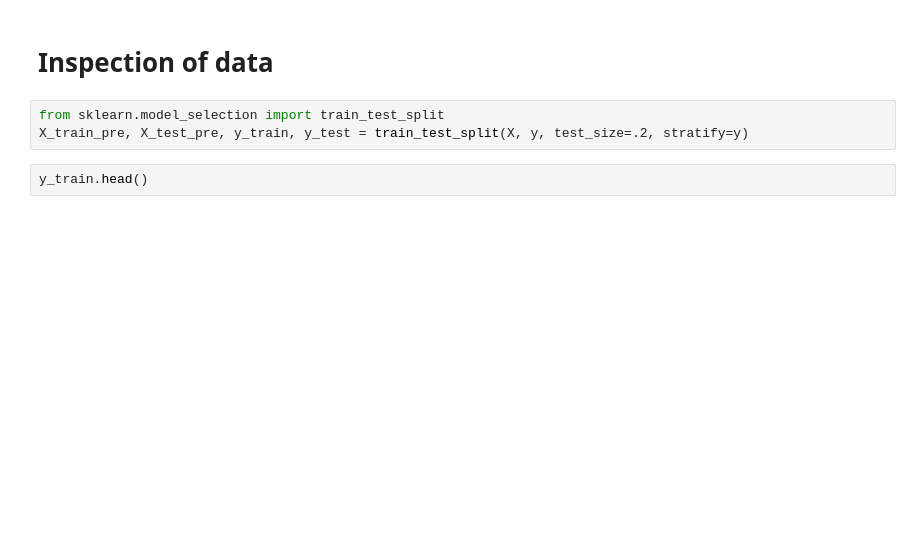
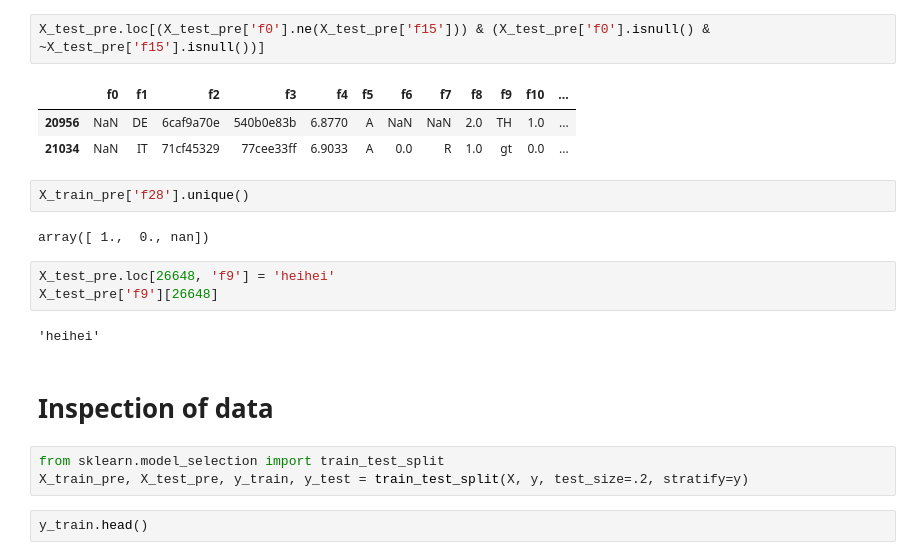
Before and after one commit to skanin/TDT05, a Jupyter notebook: tdt05-2021-challenge-1/prediction_code.ipynb, the cells around one changed output. Drawn from its saved outputs; the diff is of its cells as text; blank space fills up the shorter version.

```diff
--- a/tdt05-2021-challenge-1/prediction_code.ipynb
+++ b/tdt05-2021-challenge-1/prediction_code.ipynb
@@ -21,3 +46,18 @@ X_test_pre = df_test.drop('id', axis=1)
+# %%
+X_test_pre.loc[(X_test_pre['f0'].ne(X_test_pre['f15'])) & (X_test_pre['f0'].isnull() & ~X_test_pre['f15'].isnull())]
+# %% [output]
+|  | f0 | f1 | f2 | f3 | f4 | f5 | f6 | f7 | f8 | f9 | f10 | ... |
+| 20956 | NaN | DE | 6caf9a70e | 540b0e83b | 6.8770 | A | NaN | NaN | 2.0 | TH | 1.0 | ... |
+| 21034 | NaN | IT | 71cf45329 | 77cee33ff | 6.9033 | A | 0.0 | R | 1.0 | gt | 0.0 | ... |
+# %%
+X_train_pre['f28'].unique()
+# %% [output]
+array([ 1.,  0., nan])
+# %%
+X_test_pre.loc[26648, 'f9'] = 'heihei'
+X_test_pre['f9'][26648]
+# %% [output]
+'heihei'
 # %% [markdown]
 # Inspection of data
 # %%
```
Also changed, not shown: parts of 17 cells of this notebook, 2 other files.
